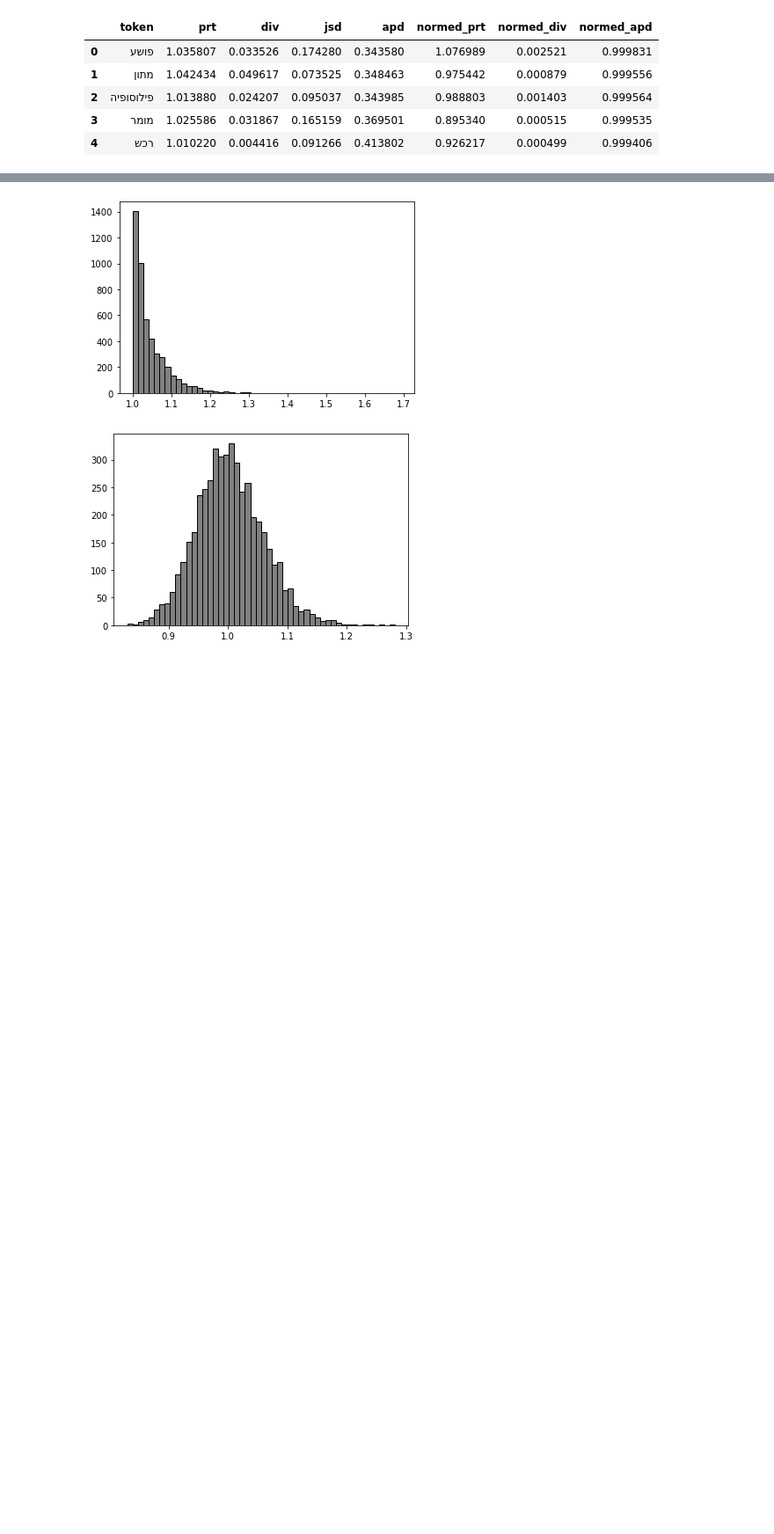
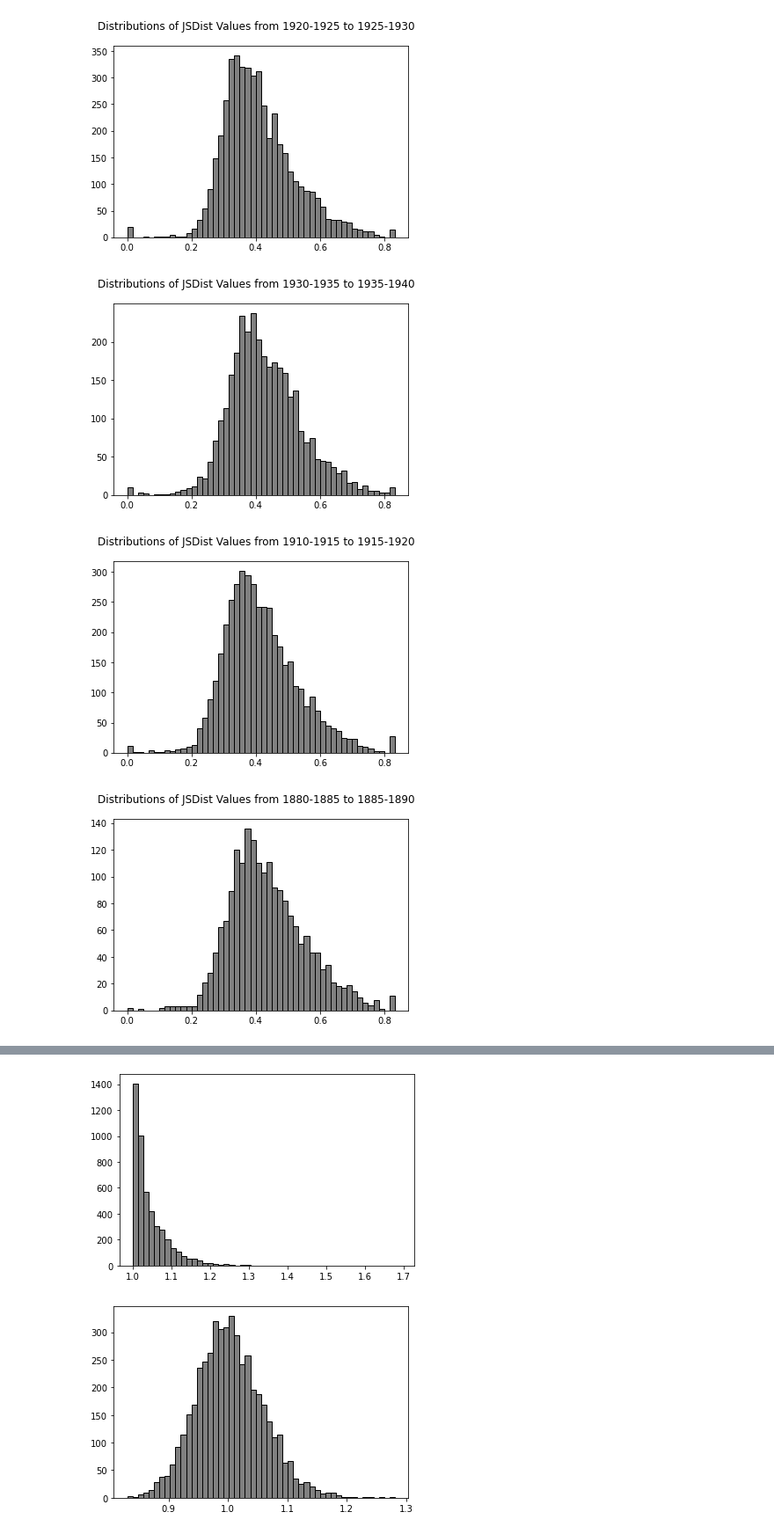
Before and after one commit to besaleli/LSCD-EmergentModernHebrew, a Jupyter notebook: code/normalization.ipynb, the cells around one changed output, grey strips where cells are left out. Shown: that part at 88% size. Drawn from its saved outputs; the diff is of its cells as text; code cells hidden in the pictures; blank space fills up the shorter version.

Commit message:
added JSDist imgs

```diff
--- a/code/normalization.ipynb
+++ b/code/normalization.ipynb
@@ -19,10 +20,21 @@ def graphCatDist(df, cat, title=None, saveFile=None):
     plt.show()
 testDF = distances[1920]
 testDF.head()
+
+def graphJSDist(df, yr):
+    jsDist = [math.sqrt(i) for i in df['jsd']]
+    yr1 = str(yr)
+    yr2 = str(yr + 5)
+    yr3 = str(yr + 10)
+    plt.suptitle('Distributions of JSDist Values from ' + yr1 + '-' + yr2 + ' to ' + yr2 + '-' + yr3)
+    plt.hist(jsDist, bins=50, facecolor='grey', edgecolor='black')
+    plt.savefig('distribution_imgs/' + str(yr) + '_JSDist.png')
+    plt.show()
-# %% [output]
-|  | token | prt | div | jsd | apd | normed_prt | normed_div | normed_apd |
-| 0 | פושע | 1.035807 | 0.033526 | 0.174280 | 0.343580 | 1.076989 | 0.002521 | 0.999831 |
-| 1 | מתון | 1.042434 | 0.049617 | 0.073525 | 0.348463 | 0.975442 | 0.000879 | 0.999556 |
-| 2 | פילוסופיה | 1.013880 | 0.024207 | 0.095037 | 0.343985 | 0.988803 | 0.001403 | 0.999564 |
-| 3 | מומר | 1.025586 | 0.031867 | 0.165159 | 0.369501 | 0.895340 | 0.000515 | 0.999535 |
-| 4 | רכש | 1.010220 | 0.004416 | 0.091266 | 0.413802 | 0.926217 | 0.000499 | 0.999406 |
+# %%
+for yr, df in distances.items():
+    graphJSDist(df, yr)
+# %% [output]
+[figure, added]
+[figure, added]
+[figure, added]
+[figure, added]
```
Also changed, not shown: parts of 3 cells of this notebook, 13 other files.
